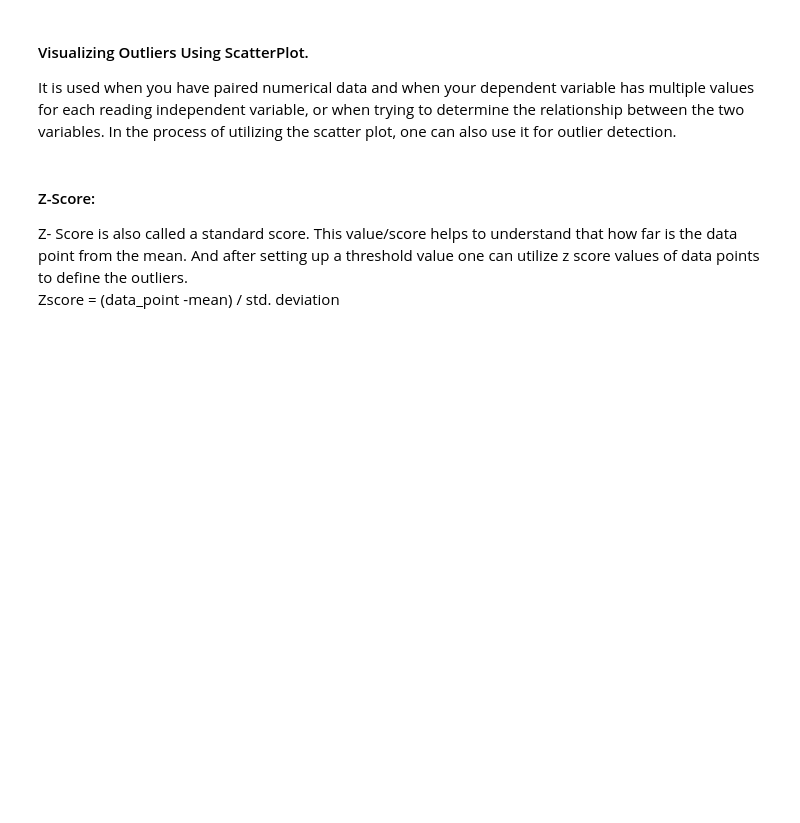
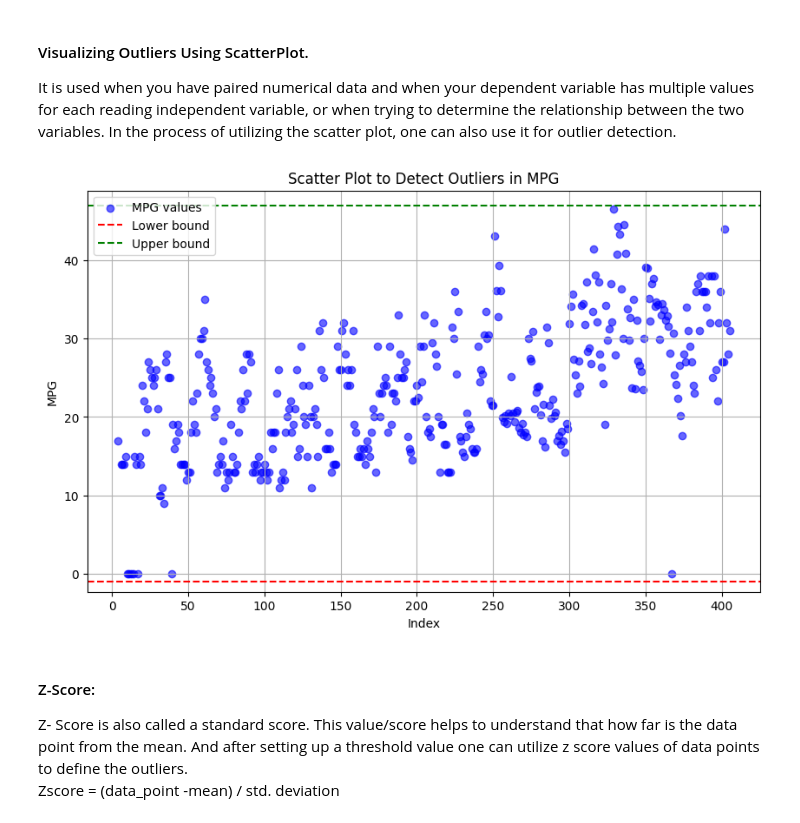
Before and after one commit to Eris-Leksi/Lab4---Machine-Learning-Programming, a Jupyter notebook: week5Lab_Students.ipynb, the cells around one changed output. Saved outputs shown, nothing was run; the diff lists cells and outputs as text; code cells hidden in the pictures; blank space fills up the shorter version.

```diff
--- a/week5Lab_Students.ipynb
+++ b/week5Lab_Students.ipynb
@@ -557,6 +629,28 @@ It captures the summary of the data effectively and efficiently with only a simp
 #### Visualizing Outliers Using ScatterPlot.
 
 It is used when you have paired numerical data and when your dependent variable has multiple values for each reading independent variable, or when trying to determine the relationship between the two variables. In the process of utilizing the scatter plot, one can also use it for outlier detection.
+# %%
+plt.figure(figsize=(10, 6))
+plt.scatter(df_split.index, df_split['MPG'], color='blue', alpha=0.6, label='MPG values')
+
+
+Q1 = df_split['MPG'].quantile(0.25)
+Q3 = df_split['MPG'].quantile(0.75)
+IQR = Q3 - Q1
+lower_bound = Q1 - 1.5 * IQR
+upper_bound = Q3 + 1.5 * IQR
+
+plt.axhline(y=lower_bound, color='red', linestyle='--', label='Lower bound')
+plt.axhline(y=upper_bound, color='green', linestyle='--', label='Upper bound')
+
+plt.xlabel('Index')
+plt.ylabel('MPG')
+plt.title('Scatter Plot to Detect Outliers in MPG')
+plt.legend()
+plt.grid(True)
+plt.show()
+# %% [output]
+[figure, added]
 # %% [markdown]
 #### Z-Score:
 Z- Score is also called a standard score. This value/score helps to understand that how far is the data point from the mean. And after setting up a threshold value one can utilize z score values of data points to define the outliers.
```
Also changed, not shown: parts of 20 cells of this notebook.
